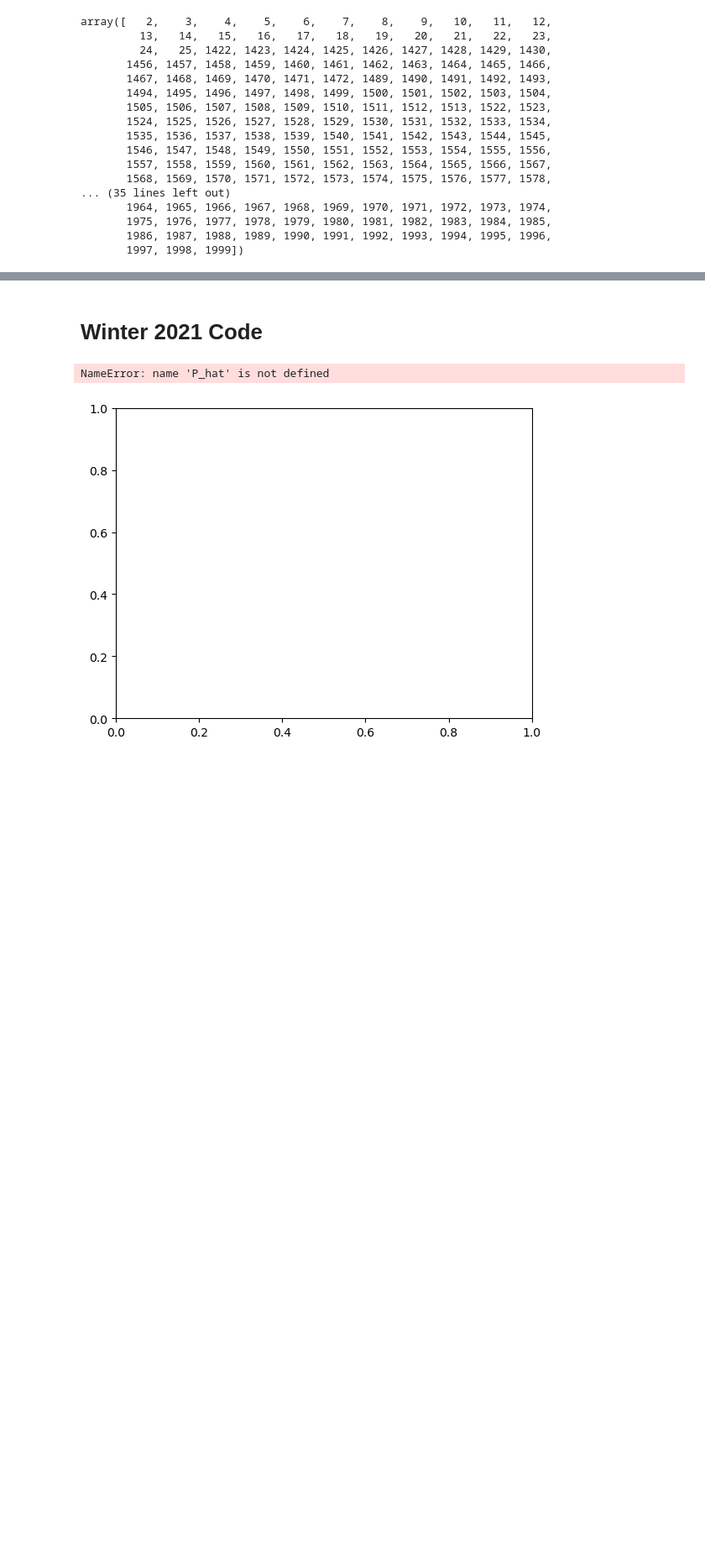
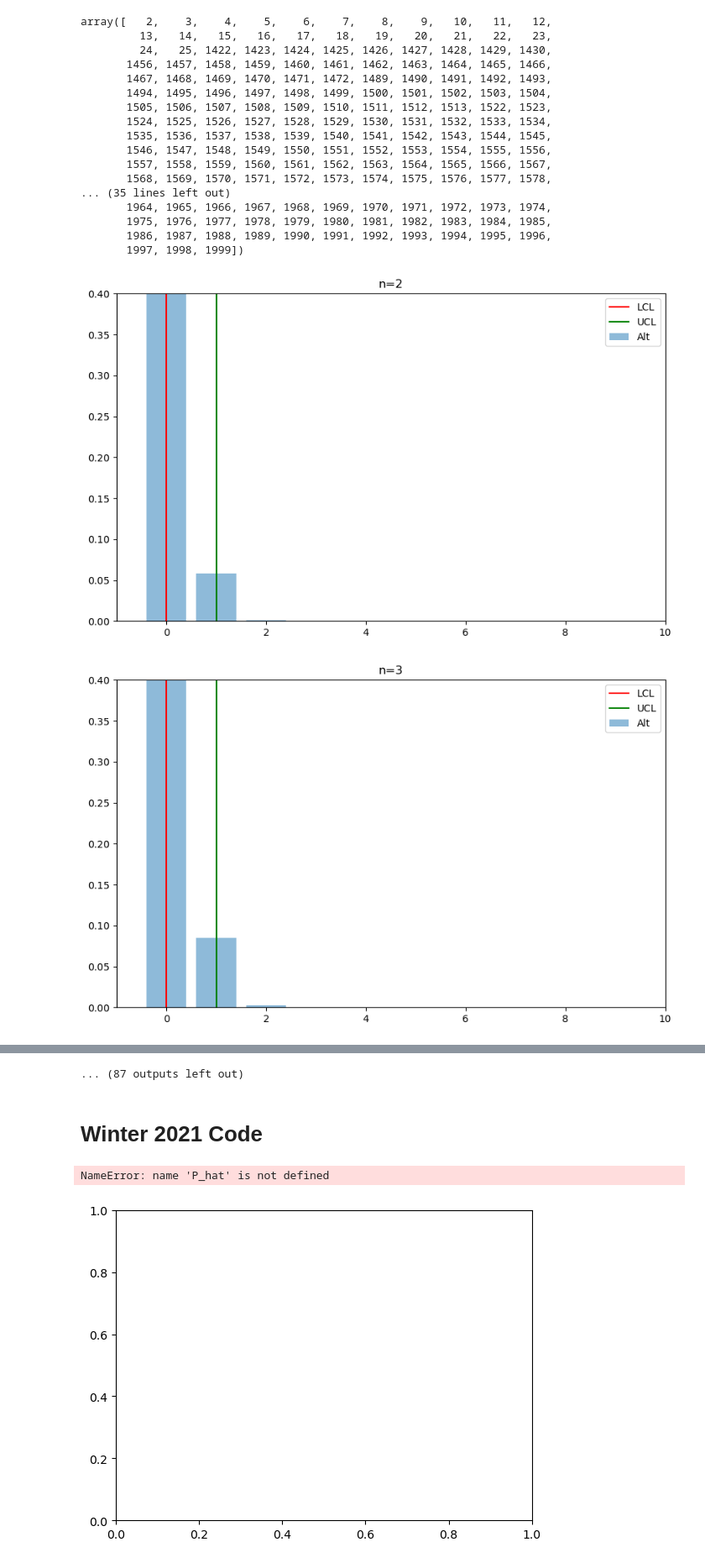
Before and after one commit to MoH-assan/Teaching-Python-For-Quality-Control-, a Jupyter notebook: 8_Control_Chart_Attibutes/np_chart_Phase2_Easyway.ipynb, the cells around one changed output, grey strips where cells are left out. Shown at 84% size. Cells and saved outputs as stored; diff of their text form; code cells hidden in the pictures; blank space fills up the shorter version.

```diff
--- a/8_Control_Chart_Attibutes/np_chart_Phase2_Easyway.ipynb
+++ b/8_Control_Chart_Attibutes/np_chart_Phase2_Easyway.ipynb
@@ -149,3 +204,71 @@ array([   2,    3,    4,    5,    6,    7,    8,    9,   10,   11,   12,
        1975, 1976, 1977, 1978, 1979, 1980, 1981, 1982, 1983, 1984, 1985,
        1986, 1987, 1988, 1989, 1990, 1991, 1992, 1993, 1994, 1995, 1996,
        1997, 1998, 1999])
+# %%
+import numpy as np
+import matplotlib.pyplot as plt
+
+def get_binomial(n, p):
+    # Generate an array of possible outcomes for the binomial distribution
+    x = np.arange(0, n+1)
+
+    # Calculate the probabilities for each outcome
+    probabilities = np.zeros(n+1)
+    for i in range(n+1):
+        probabilities[i] = np.math.comb(n, i) * p**i * (1-p)**(n-i)
+
+    # Return the x and y values of the distribution as arrays
+    return x, probabilities
+# %%
+
+frames = []
+for n_current in list(np.arange(2,100))+[120]:
+    index_current = list(n_list).index(n_current)
+    plt.figure(figsize=(10, 6))
+    #x, y = get_binomial(n_current, p_0)
+    #plt.bar(x, y, alpha=0.5, label=f'Null')
+    x, y = get_binomial(n_current, p_1)
+    plt.bar(x, y, alpha=0.5, label=f'Alt')
+    plt.axvline(x=LCL_list[index_current], color='r', label='LCL')
+    plt.axvline(x=UCL_list[index_current], color='g', label='UCL')
+    plt.title(f'n={n_current}')
+    plt.legend()
+    plt.xlim([-1, 10])
+    plt.ylim([0, 0.4])  # set a consistent y-axis limit for all plots
+    # Save the current plot as a frame of the gif
+    fig = plt.gcf()
+    canvas = fig.canvas
+    canvas.draw()
+    width, height = fig.get_size_inches() * fig.get_dpi()
+    image = np.frombuffer(canvas.tostring_rgb(), dtype='uint8').reshape(int(height), int(width), 3)
+    image = Image.fromarray(image)
+    frames.append(image)
+
+for n_current in list(np.arange(100,800,10))+[900,1000]:
+    index_current = list(n_list).index(n_current)
+    plt.figure(figsize=(10, 6))
+    #x, y = get_binomial(n_current, p_0)
+    #plt.bar(x, y, alpha=0.5, label=f'Null')
+    x, y = get_binomial(n_current, p_1)
+    plt.bar(x, y, alpha=0.5, label=f'Alt')
+    plt.axvline(x=LCL_list[index_current], color='r', label='LCL')
+    plt.axvline(x=UCL_list[index_current], color='g', label='UCL')
+    plt.title(f'n={n_current}')
+    plt.legend()
+    plt.xlim([-1, 30])
+    plt.ylim([0, 0.4])  # set a consistent y-axis limit for all plots
+    # Save the current plot as a frame of the gif
+    fig = plt.gcf()
+    canvas = fig.canvas
+    canvas.draw()
+    width, height = fig.get_size_inches() * fig.get_dpi()
+    image = np.frombuffer(canvas.tostring_rgb(), dtype='uint8').reshape(int(height), int(width), 3)
+    image = Image.fromarray(image)
+    frames.append(image)
+    plt.close()
+
+# Save the frames as a gif
+imageio.mimsave('binomial_Alt.gif', frames, fps=1)
+# %% [output]
+[figure, added]
+[figure, added]
@@ -152,3 +285,4 @@ array([   2,    3,    4,    5,    6,    7,    8,    9,   10,   11,   12,
+... (87 outputs left out)
 # %% [markdown]
 # Winter 2021 Code
 # %%
```
Also changed, not shown: parts of 25 cells of this notebook, 2 other files.
